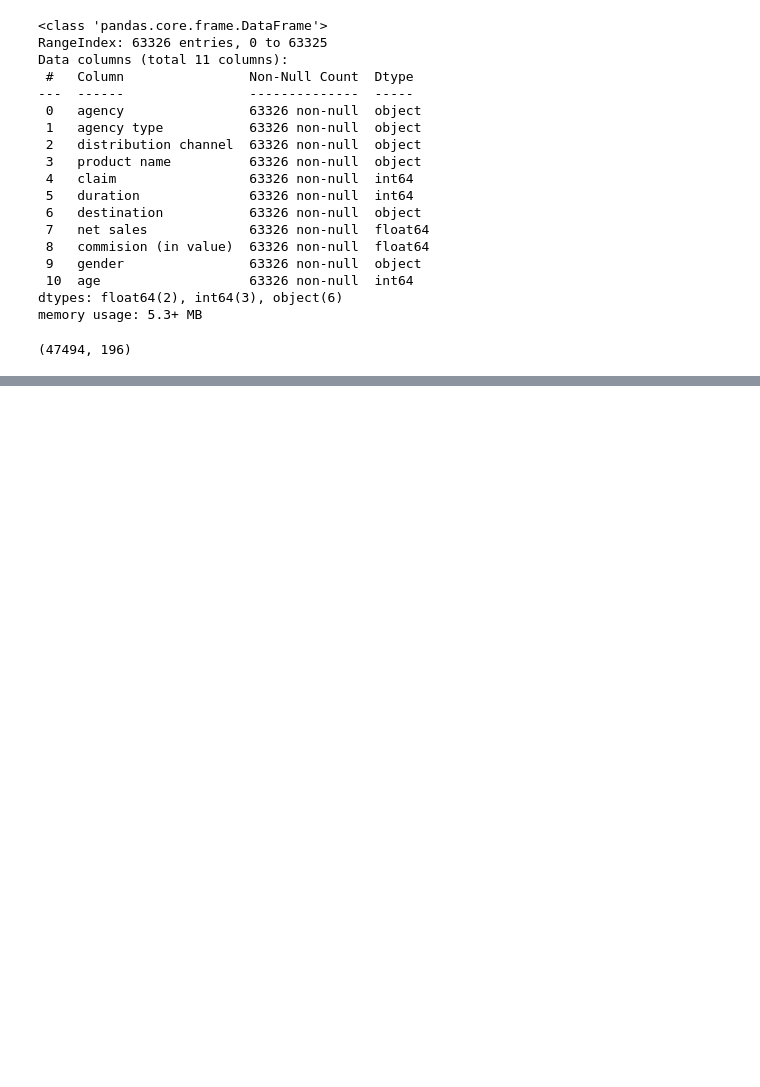
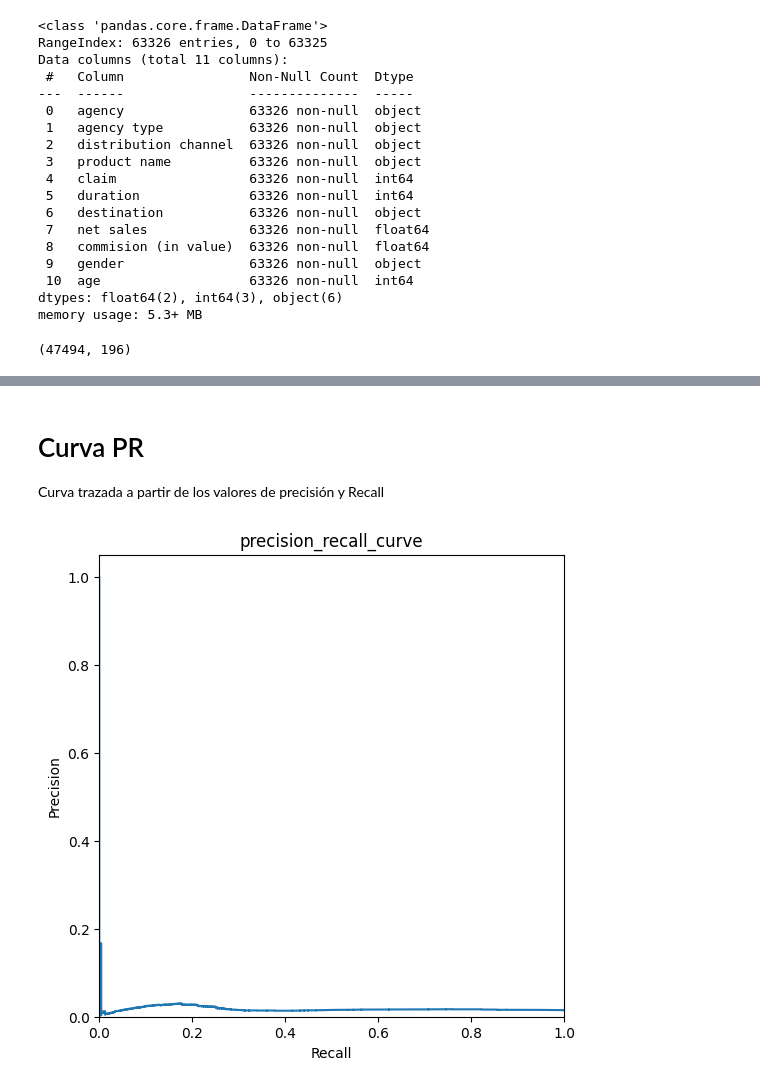
Before and after one commit to Juanhv24/Travel-Insurance, a Jupyter notebook: Notebooks/travels.ipynb, the cells around one changed output, grey strips where cells are left out. Cells and saved outputs as stored; diff of their text form; code cells hidden in the pictures; blank space fills up the shorter version.

```diff
--- a/Notebooks/travels.ipynb
+++ b/Notebooks/travels.ipynb
@@ -301,0 +538,5 @@ x_train
+# %%
+model = LogisticRegression (solver='liblinear', random_state=12345)
+model.fit (features_downsampled, target_downsampled)
+predicted_valid = model.predict (x_valid)
+print (f1_score(y_valid, predicted_valid))
@@ -301,0 +549,4 @@ x_train
+# %%
+probabilities_valid = model.predict_proba (x_valid)
+probabilities_one_valid = probabilities_valid[:,1]
+probabilities_one_valid
@@ -301,0 +583,17 @@ x_train
+# %% [markdown]
+# Curva PR
+
+Curva trazada a partir de los valores de precisión y Recall
+# %%
+precision, recall, threshold = precision_recall_curve (target_valid, probabilities_one_valid)
+
+plt.figure (figsize=(6,6))
+plt.step (recall, precision, where='post')
+plt.xlabel ('Recall')
+plt.ylabel ('Precision')
+plt.ylim ([0.0, 1.05])
+plt.xlim ([0.0, 1.0])
+plt.title ('precision_recall_curve')
+plt.show ()
+# %% [output]
+[figure, added]
```
Also changed, not shown: parts of 43 cells of this notebook, 2 other files.
